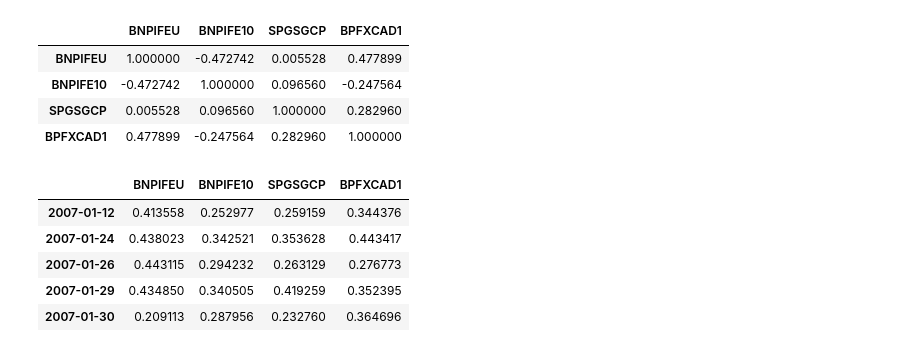
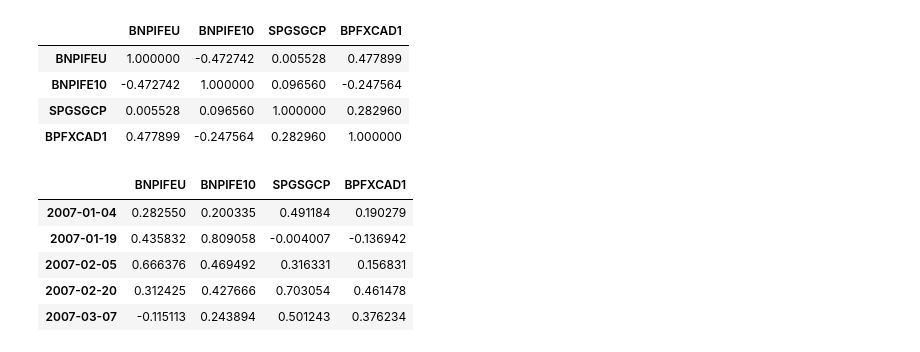
Before and after one commit to gwigniolle/Hedge-Fund-Replication, a Jupyter notebook: ML Kalman Filtering.ipynb, the cells around one changed output. Saved outputs shown, nothing was run; the diff lists cells and outputs as text; code cells hidden in the pictures.

```diff
--- a/ML Kalman Filtering.ipynb
+++ b/ML Kalman Filtering.ipynb
@@ -50,9 +49,17 @@ df_reweight1 = pd.read_pickle("df_reweight1.pkl")
+# %%
+#non random rebalancing dates
+n_reweight = 250
+n = len(returns.index)
+df_reweight = pd.DataFrame(index=[returns.index[int(i * n / n_reweight)] for i in range(n_reweight)], columns=prices.columns,
+                           data=np.random.normal(0.3, 0.3, size=(n_reweight, len(prices.columns))))
+df_reweight.to_pickle("df_reweight2.pkl")
+df_reweight = pd.read_pickle("df_reweight2.pkl")
 # %%
-df_reweight1.head()
+df_reweight.head()
 # %% [output]
 |  | BNPIFEU | BNPIFE10 | SPGSGCP | BPFXCAD1 |
-| 2007-01-12 | 0.413558 | 0.252977 | 0.259159 | 0.344376 |
-| 2007-01-24 | 0.438023 | 0.342521 | 0.353628 | 0.443417 |
-| 2007-01-26 | 0.443115 | 0.294232 | 0.263129 | 0.276773 |
-| 2007-01-29 | 0.434850 | 0.340505 | 0.419259 | 0.352395 |
-| 2007-01-30 | 0.209113 | 0.287956 | 0.232760 | 0.364696 |
+| 2007-01-04 | 0.282550 | 0.200335 | 0.491184 | 0.190279 |
+| 2007-01-19 | 0.435832 | 0.809058 | -0.004007 | -0.136942 |
+| 2007-02-05 | 0.666376 | 0.469492 | 0.316331 | 0.156831 |
+| 2007-02-20 | 0.312425 | 0.427666 | 0.703054 | 0.461478 |
+| 2007-03-07 | -0.115113 | 0.243894 | 0.501243 | 0.376234 |
```
Also changed, not shown: parts of 24 cells of this notebook, 1 other file.
